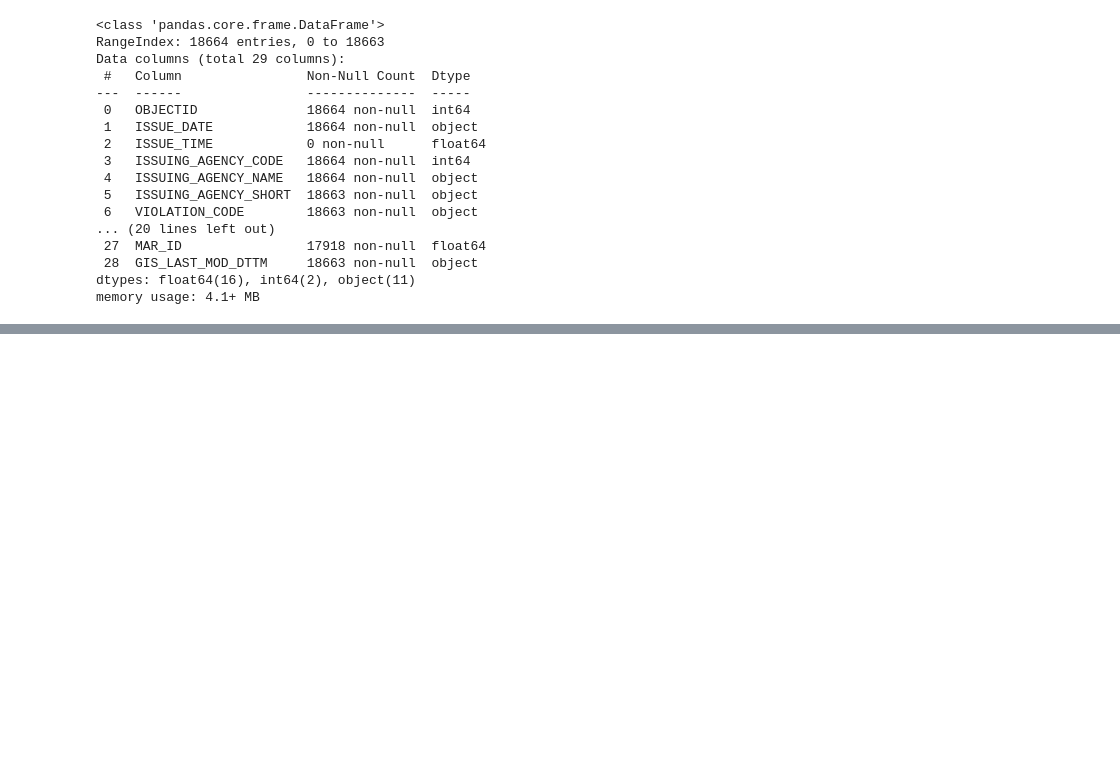
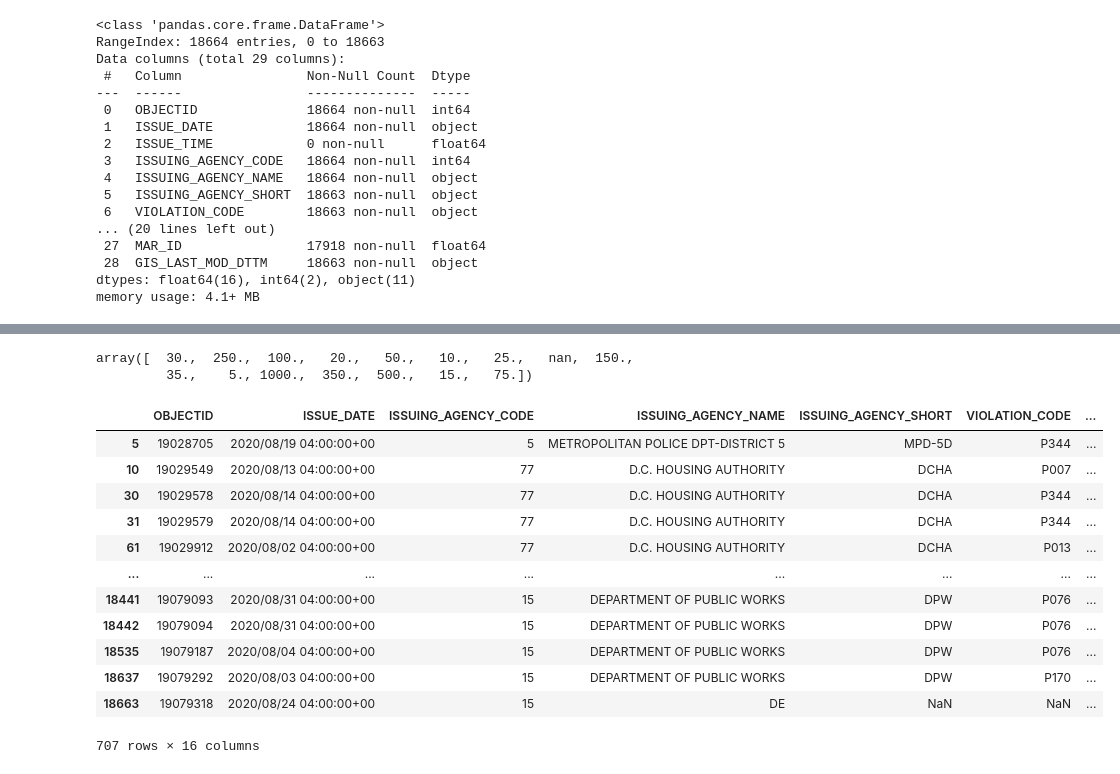
Before and after one commit to burgwyn/DATA601-Final, a Jupyter notebook: notebooks/EDA.ipynb, the cells around one changed output, grey strips where cells are left out. Drawn from its saved outputs; the diff is of its cells as text; code cells hidden in the pictures; blank space fills up the shorter version.

```diff
--- a/notebooks/EDA.ipynb
+++ b/notebooks/EDA.ipynb
@@ -54,9 +56,3 @@ Date fields that require additional review:
 # %%
 # drop null columns
-parking_violations.columns.drop('ISSUE_TIME')
-parking_violations.columns.drop('VEHICLE_TYPE')
-parking_violations.columns.drop('PENALTY_1')
-parking_violations.columns.drop('PENALTY_2')
-parking_violations.columns.drop('PENALTY_3')
-parking_violations.columns.drop('PENALTY_4')
-parking_violations.columns.drop('PENALTY_5')
+parking_violations.drop(['ISSUE_TIME', 'VEHICLE_TYPE', 'PENALTY_1', 'PENALTY_2', 'PENALTY_3', 'PENALTY_4', 'PENALTY_5'], axis=1, inplace=True)
@@ -89 +68,8 @@ Name: DISPOSITION_CODE, Length: 18664, dtype: float64>
+# %%
+# dispostions are dismissed tickets
+# remove records with dispositions
+parking_violations = parking_violations[parking_violations['DISPOSITION_DESC'].isna()]
+
+# drop disposition columns
+parking_violations.drop(['DISPOSITION_CODE', 'DISPOSITION_TYPE', 'DISPOSITION_DESC', 'DISPOSITION_DATE'], axis=1, inplace=True)
 # %%
@@ -92,0 +95,2 @@ AttributeError: 'function' object has no attribute 'unique'
+# %%
+parking_violations.drop('MULTI_OWNER_NUMBER', axis=1, inplace=True)
@@ -92,0 +101,3 @@ AttributeError: 'function' object has no attribute 'unique'
+# %%
+# column has a single value, drop it
+parking_violations.drop('GIS_LAST_MOD_DTTM', axis=1, inplace=True)
@@ -92,0 +145,21 @@ AttributeError: 'function' object has no attribute 'unique'
+# %%
+parking_violations['FINE_AMOUNT'].unique()
+# %% [output]
+array([  30.,  250.,  100.,   20.,   50.,   10.,   25.,   nan,  150.,
+         35.,    5., 1000.,  350.,  500.,   15.,   75.])
+# %%
+parking_violations[parking_violations['LATITUDE'].isna()]
+# %% [output]
+|  | OBJECTID | ISSUE_DATE | ISSUING_AGENCY_CODE | ISSUING_AGENCY_NAME | ISSUING_AGENCY_SHORT | VIOLATION_CODE | ... |
+| 5 | 19028705 | 2020/08/19 04:00:00+00 | 5 | METROPOLITAN POLICE DPT-DISTRICT 5 | MPD-5D | P344 | ... |
+| 10 | 19029549 | 2020/08/13 04:00:00+00 | 77 | D.C. HOUSING AUTHORITY | DCHA | P007 | ... |
+| 30 | 19029578 | 2020/08/14 04:00:00+00 | 77 | D.C. HOUSING AUTHORITY | DCHA | P344 | ... |
+| 31 | 19029579 | 2020/08/14 04:00:00+00 | 77 | D.C. HOUSING AUTHORITY | DCHA | P344 | ... |
+| 61 | 19029912 | 2020/08/02 04:00:00+00 | 77 | D.C. HOUSING AUTHORITY | DCHA | P013 | ... |
+| ... | ... | ... | ... | ... | ... | ... | ... |
+| 18441 | 19079093 | 2020/08/31 04:00:00+00 | 15 | DEPARTMENT OF PUBLIC WORKS | DPW | P076 | ... |
+| 18442 | 19079094 | 2020/08/31 04:00:00+00 | 15 | DEPARTMENT OF PUBLIC WORKS | DPW | P076 | ... |
+| 18535 | 19079187 | 2020/08/04 04:00:00+00 | 15 | DEPARTMENT OF PUBLIC WORKS | DPW | P076 | ... |
+| 18637 | 19079292 | 2020/08/03 04:00:00+00 | 15 | DEPARTMENT OF PUBLIC WORKS | DPW | P170 | ... |
+| 18663 | 19079318 | 2020/08/24 04:00:00+00 | 15 | DE | NaN | NaN | ... |
+707 rows × 16 columns
```
Also changed, not shown: parts of 8 cells of this notebook, 1 other file.
